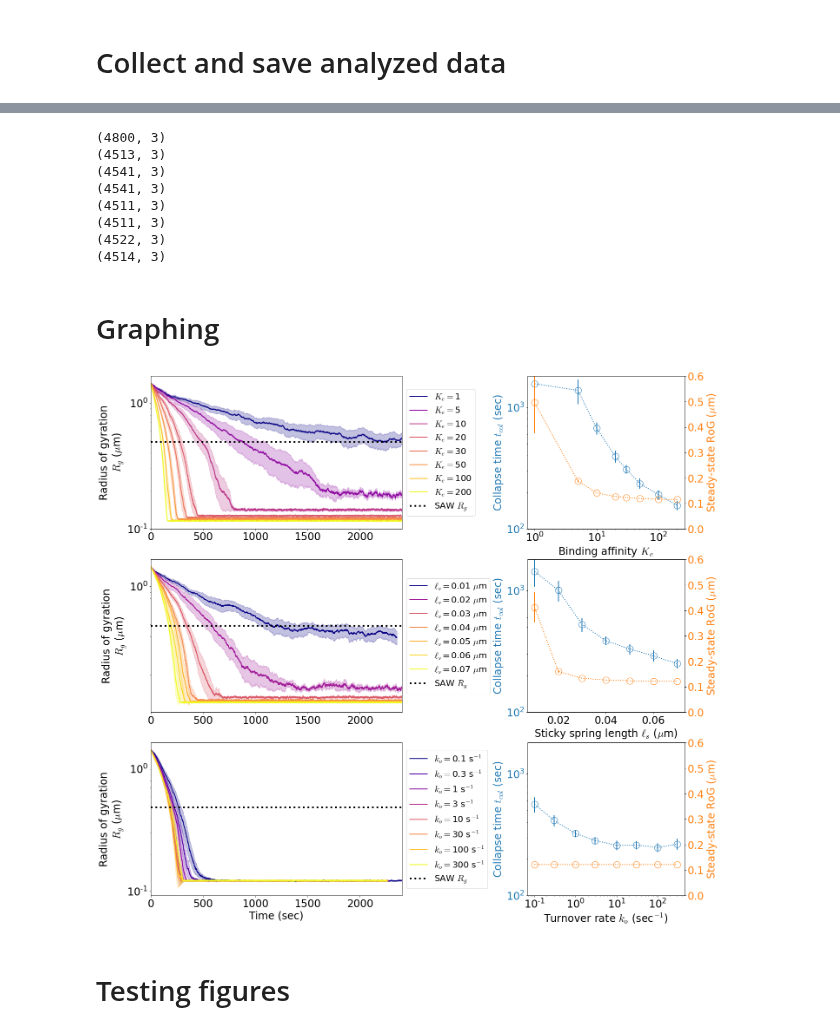
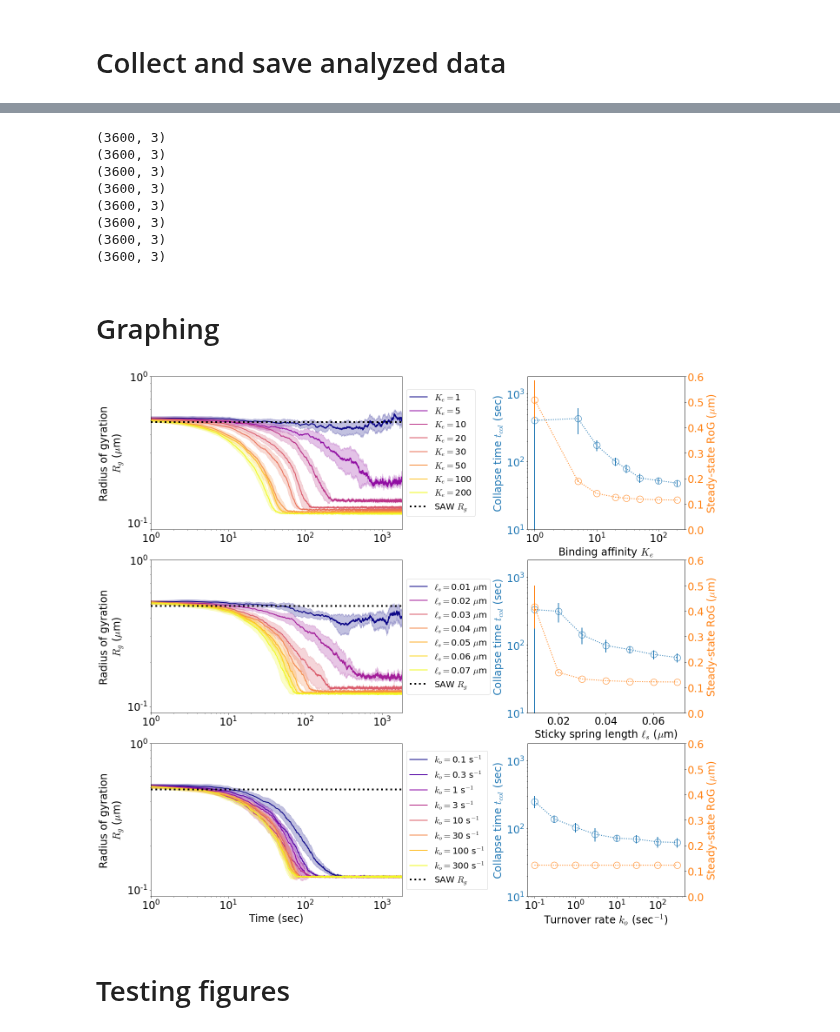
Before and after one commit to palladio11/aLENS_analysis, a Jupyter notebook: notebooks/Cond_char_figs/Fig2.ipynb, the cells around one changed output, grey strips where cells are left out. Cells and saved outputs as stored; diff of their text form; code cells hidden in the pictures.

Commit message:
Updates to rog figures and phase-diagrams

```diff
--- a/notebooks/Cond_char_figs/Fig2.ipynb
+++ b/notebooks/Cond_char_figs/Fig2.ipynb
@@ -70,10 +70,9 @@ from alens_analysis import cluster_analysis as cla
 # Locations
 cond_path = Path.home() / 'ceph/DATA/Chromatin/CondCharPaper'
 
-# Ke_path = cond_path / '22-08-12_aLchr1_scan6.4_line800_sticky55nm_eps1_5um_Ke5-200'
-Ke_path = cond_path / '22-12-07_aLchr1_scan8.12_line800_Ls55nm_kod3_Ke1-200'
-ls_path = cond_path / '22-10-18_aLchr1_scan7.12_Ke30_kod3.05_line800_stickyL.01-.07'
-ko_path = cond_path / '22-10-16_aLc1_line800_sticky55nm_kod.1-300'
+Ke_path = cond_path / '23-01-09_aLchr1_scan8.12_line800_Ls55nm_kod3_Ke1-200_equil'
+ls_path = cond_path / '23-01-23_aLchr1_scan7.12_line800_Ke30_kod3_Ls.1-.7nm_equil'
+ko_path = cond_path / '23-01-23_aLchr1_scan8.12_line800_Ls55nm_Ke30_kod1-300_equil'
 
 
 # Style and graphing
@@ -215,14 +225,14 @@ save_rog_data(Ke_path, param_str="Ke")
 # %%
-#save_rog_data(ko_path, param_str='kod')
+save_rog_data(ko_path, param_str='kod')
 # %% [output]
-(4800, 3)
-(4513, 3)
-(4541, 3)
-(4541, 3)
-(4511, 3)
-(4511, 3)
-(4522, 3)
-(4514, 3)
+(3600, 3)
+(3600, 3)
+(3600, 3)
+(3600, 3)
+(3600, 3)
+(3600, 3)
+(3600, 3)
+(3600, 3)
 # %% [markdown]
 # Graphing
 # %%
@@ -257,6 +267,7 @@ def graph_rog_collapse_ax(fig, ax, h5_path,
         _ = ax.set_ylabel('Radius of gyration\n' + r'$R_g$ ($\mu$m)')
         # _ = ax.set_xlabel('Time (sec)')
         _ = ax.set_yscale('log')
+        _ = ax.set_ylim(.09, 1)
         _ = ax.legend(loc='center left', bbox_to_anchor=(1.0, .5))
 # %%
 
@@ -295,43 +306,44 @@ def graph_time_collapse_ax(fig, ax, h5_path,
     _ = ax.set_yscale('log')
     if xlog:
         _ = ax.set_xscale('log')
-    _ = ax.set_ylim(100, 1800)
+    _ = ax.set_ylim(10, 1800)
     _ = ax.tick_params(axis='y', labelcolor='tab:blue')
 
     _ = ax1.errorbar(pvals[pval_start_ind:], rog_avg[pval_start_ind:],
                      yerr=rog_std[pval_start_ind:], color='tab:orange', **marker_style)
     _ = ax1.set_ylabel('Steady-state RoG ($\mu$m)', color='tab:orange')
-    # _ = axarr2.set_ylim(.1, .15)
     _ = ax1.tick_params(axis='y', labelcolor='tab:orange')
     _ = ax1.set_ylim(.0, .6)
 # %%
 fig = plt.figure(figsize=(22,22), constrained_layout=True)
 gs = GridSpec(3, 6, wspace=.5)
 
 ax0 = fig.add_subplot(gs[0,:3])
 graph_rog_collapse_ax(fig, ax0, Ke_path / 'analysis/rog_run_data.h5', label_str='$K_e = ${}')
 ax1 = fig.add_subplot(gs[0,4:])
 graph_time_collapse_ax(fig, ax1, Ke_path / 'analysis/rog_run_data.h5')
 _ = ax1.set_xlabel('Binding affinity $K_e$')
 
 ax2 = fig.add_subplot(gs[1,:3])
 graph_rog_collapse_ax(fig, ax2, ls_path / 'analysis/rog_run_data.h5', label_str='$\ell_s = ${} $\mu$m')
 ax3 = fig.add_subplot(gs[1,4:])
 graph_time_collapse_ax(fig, ax3, ls_path / 'analysis/rog_run_data.h5', xlog=False)
 _ = ax3.set_xlabel('Sticky spring length $\ell_s$ ($\mu$m)')
 
 ax4 = fig.add_subplot(gs[2,:3])
 graph_rog_collapse_ax(fig, ax4, ko_path / 'analysis/rog_run_data.h5', label_str='$k_o = ${} s$^{{-1}}$')
 ax5 = fig.add_subplot(gs[2,4:])
 graph_time_collapse_ax(fig, ax5, ko_path / 'analysis/rog_run_data.h5')
 _ = ax4.set_xlabel('Time (sec)')
 _ = ax5.set_xlabel('Turnover rate $k_o$ (sec$^{-1}$)')
 
 for ax in (ax0, ax2, ax4):
-    _ = ax.set_xlim(0, 2400)
+    _ = ax.set_xscale('log')
+    _ = ax.set_xlim(1, 1800)
 
 # ax3.set_xlim(0, .8)
+# ax5.set_ylim(10, 1000)
 # %% [output]
-[figure, old version]
+[figure, new version]
 # %% [markdown]
 # Testing figures
```
Also changed, not shown: parts of 16 cells of this notebook, 11 other files.
